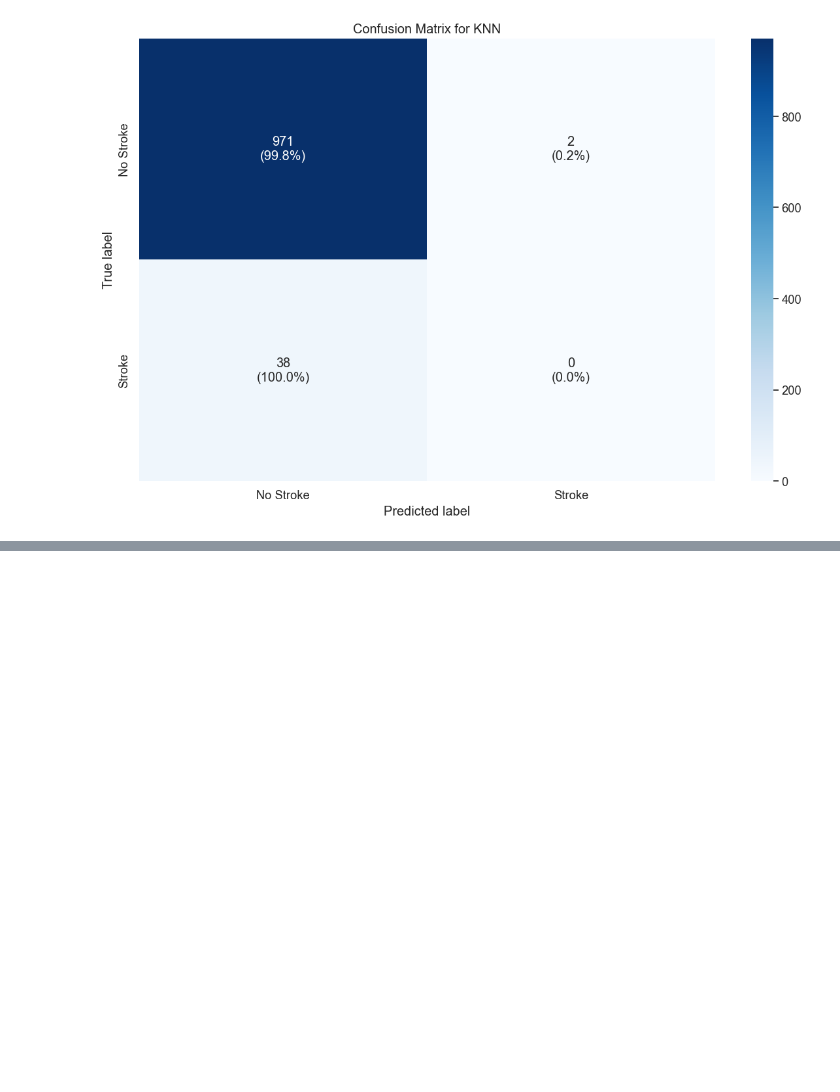
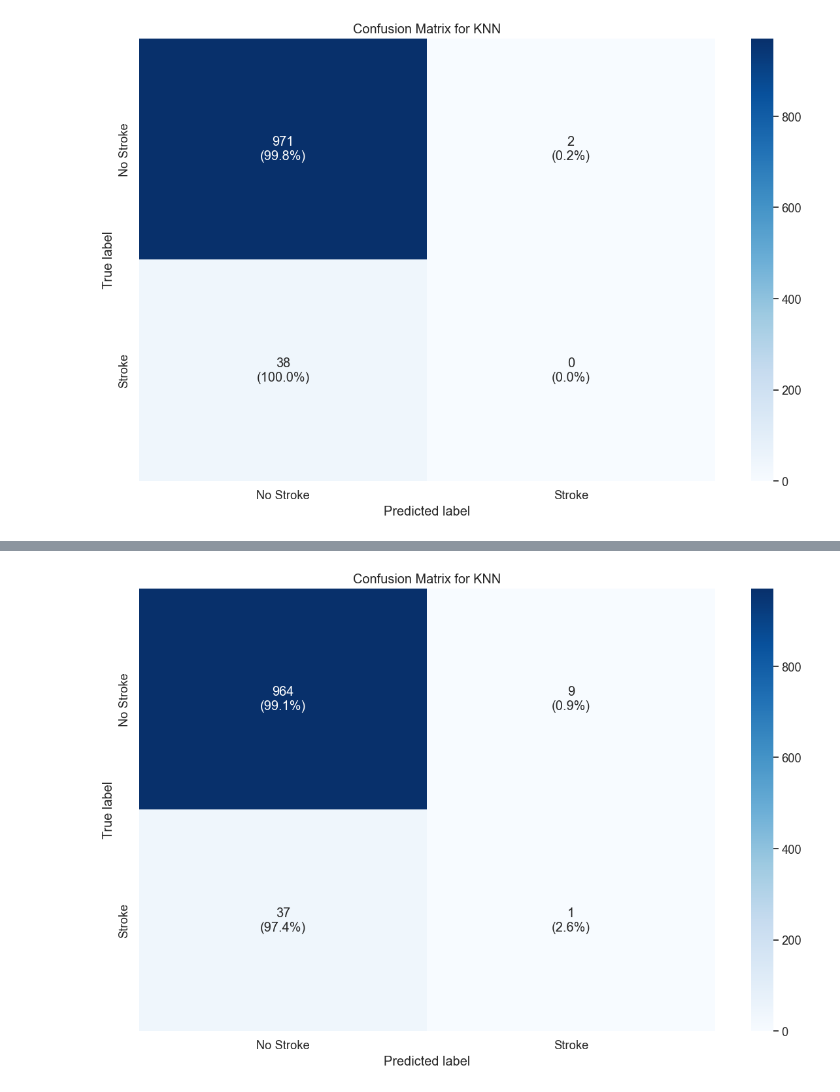
Before and after one commit to marwannour1/stroke_prediction, a Jupyter notebook: main.ipynb, the cells around one changed output, grey strips where cells are left out. Cells and saved outputs as stored; diff of their text form; code cells hidden in the pictures; blank space fills up the shorter version.

```diff
--- a/main.ipynb
+++ b/main.ipynb
@@ -1986,3 +1986,70 @@ weighted avg       0.93      0.96      0.94      1011
 Test set accuracy score for KNN:
 96.0435212660732
 [figure]
+# %%
+#Using Optuna to find the best parameters for KNN
+import optuna
+from sklearn.neighbors import KNeighborsClassifier
+
+from sklearn.metrics import accuracy_score, make_scorer
+
+
+from sklearn.model_selection import cross_val_score
+
+# Define the objective function for Optuna
+def objective(trial):
+    # Suggest values for hyperparameters
+    n_neighbors = trial.suggest_int('n_neighbors', 1, 20)
+    weights = trial.suggest_categorical('weights', ['uniform', 'distance'])
+    metric = trial.suggest_categorical('metric', ['euclidean', 'manhattan', 'minkowski'])
+
+    p = trial.suggest_int('p', 1, 2)  # 1 for manhattan, 2 for euclidean
+    # Create KNeighborsClassifier with suggested parameters
+
+    knn = KNeighborsClassifier(n_neighbors=n_neighbors, weights=weights, metric=metric, p=p)
+
+    # Perform cross-validation and return the mean accuracy
+    # scores = cross_val_score(knn, X_train_final, y_train, cv=5, scoring='accuracy')
+    # return scores.mean()
+    scores = cross_val_score(knn, X_train_final, y_train, cv=5, scoring='f1_macro')
+    return scores.mean()
+
+# Create a study object and optimize the objective function
+study = optuna.create_study(direction='maximize')
+study.optimize(objective, n_trials=100)
+# Get the best parameters and score
+best_params_optuna = study.best_params
+best_score_optuna = study.best_value
+print(f"Best parameters from Optuna: {best_params_optuna}")
+print(f"Best cross-validation score from Optuna: {best_score_optuna:.4f}")
+
+# Train the model with the best parameters from Optuna
+best_knn_optuna = KNeighborsClassifier(**best_params_optuna)
+best_knn_optuna.fit(X_train_final, y_train)
+# Make predictions on the test set
+y_pred_test_optuna = best_knn_optuna.predict(X_test_final)
+# Evaluate the model
+print("Test set classification report with Optuna best parameters:")
+print(classification_report(y_test, y_pred_test_optuna))
+print("Test set accuracy score with Optuna best parameters:")
+
+print(accuracy_score(y_test, y_pred_test_optuna) * 100)
+# Plot confusion matrix for the Optuna best model
+cm_optuna = confusion_matrix(y_test, y_pred_test_optuna)
+cm_percentage = cm_optuna.astype('float') / cm_optuna.sum(axis=1)[:, np.newaxis] * 100
+annotations = np.empty_like(cm_optuna, dtype=object)
+for i in range(len(cm_optuna)):
+    for j in range(len(cm_optuna[i])):
+        annotations[i, j] = f"{cm_optuna[i, j]}\n({cm_percentage[i, j]:.1f}%)"
+
+
+
+sns.heatmap(cm_knn, annot=annotations, fmt="", cmap=plt.cm.Blues,
+            xticklabels=['No Stroke', 'Stroke'],
+            yticklabels=['No Stroke', 'Stroke'])
+plt.title('Confusion Matrix for KNN')
+plt.xlabel('Predicted label')
+plt.ylabel('True label')
+plt.tight_layout()
+plt.show()
+# %% [output]
@@ -1988,0 +2087 @@ Test set accuracy score for KNN:
+[figure, added]
```
Also changed, not shown: parts of 10 cells of this notebook.
